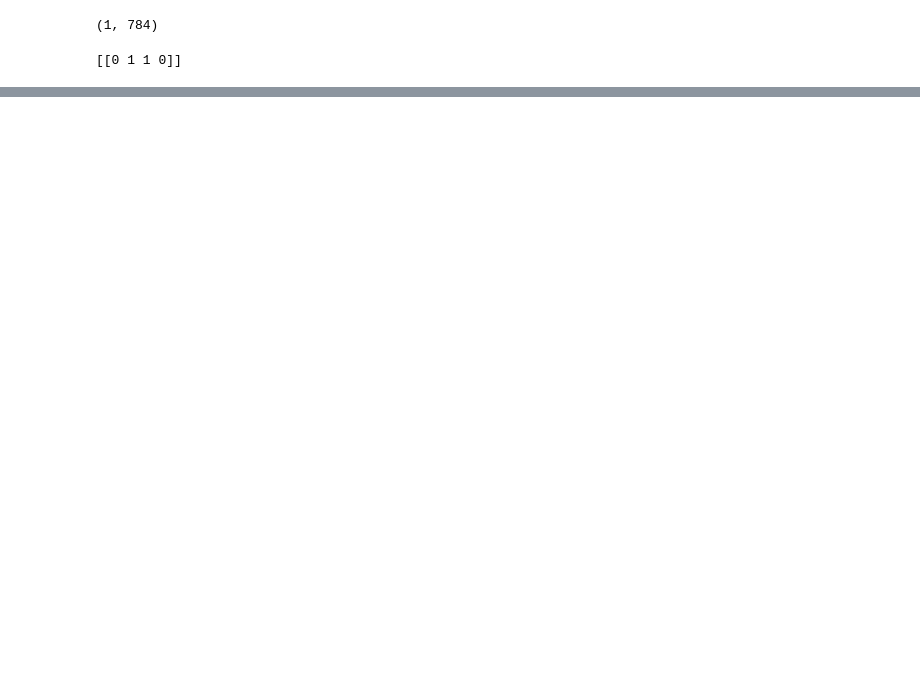
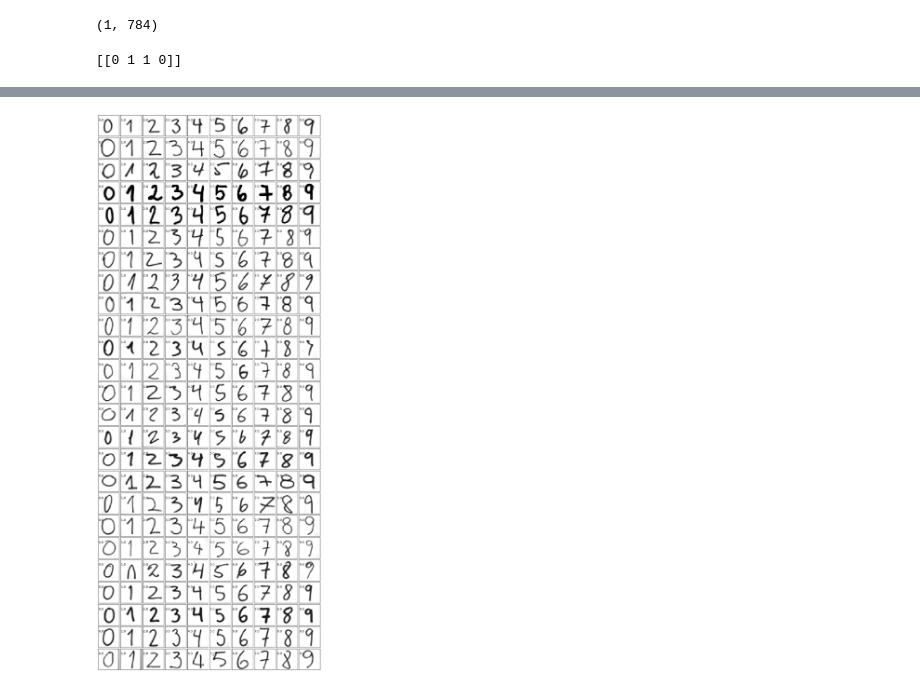
Before and after one commit to zusmoshijiku/proyecto-ingemat, a Jupyter notebook: formato_data.ipynb, the cells around one changed output, grey strips where cells are left out. Saved outputs shown, nothing was run; the diff lists cells and outputs as text; code cells hidden in the pictures; blank space fills up the shorter version.

```diff
--- a/formato_data.ipynb
+++ b/formato_data.ipynb
@@ -49,0 +51,11 @@ plt.imshow(lista_arrim[0].reshape((28, 28)), cmap='gray')
+# %%
+fig = plt.figure(figsize=(10, 25))  # figure size in inches
+fig.subplots_adjust(left=0, right=1, bottom=0, top=1, hspace=0.05, wspace=0.05)
+
+for i in range(250):
+    ax = fig.add_subplot(25, 10, i + 1, xticks=[], yticks=[]) # grid for each number
+    ax.imshow(loaded_images[i].reshape((28,28)), cmap=plt.cm.binary, interpolation='nearest')
+    # label the image with the target value
+    ax.text(0, 7, str(loaded_target[i]))
+# %% [output]
+[figure, added]
```
Also changed, not shown: parts of 3 cells of this notebook, 2 other files.
